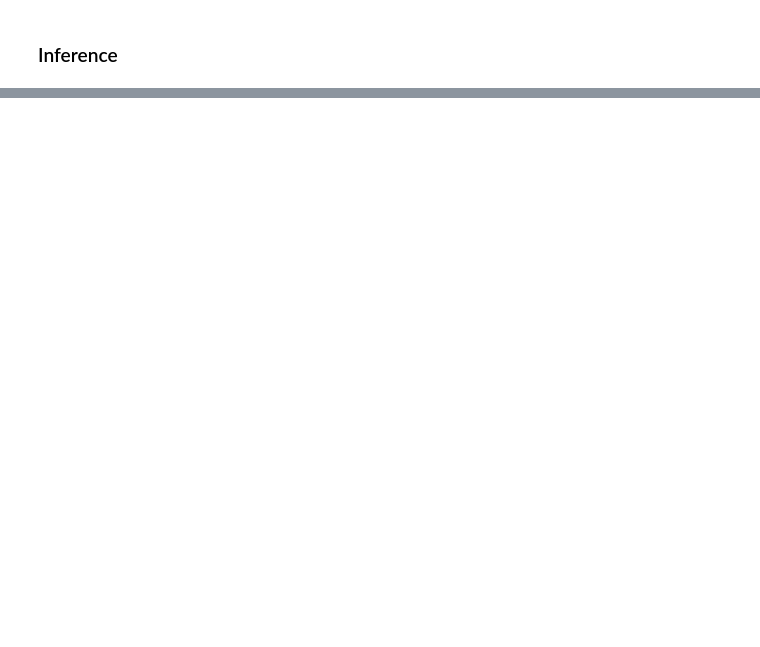
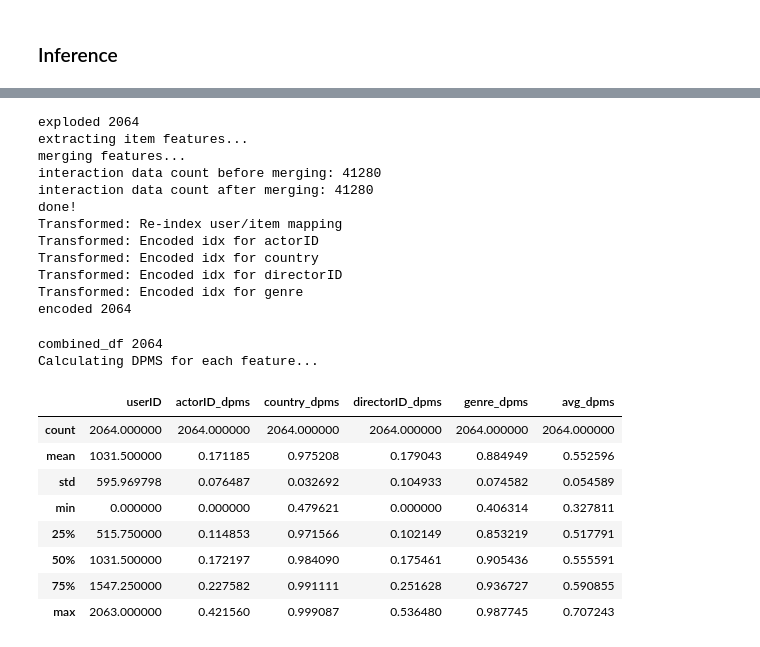
Before and after one commit to jeffery5bai/DPRecSys, a Jupyter notebook: experiments/ngcf_exp.ipynb, the cells around one changed output, grey strips where cells are left out. Saved outputs shown, nothing was run; the diff lists cells and outputs as text; code cells hidden in the pictures; blank space fills up the shorter version.

```diff
--- a/experiments/ngcf_exp.ipynb
+++ b/experiments/ngcf_exp.ipynb
@@ -363,3 +344,7 @@ model.test_results["eval_score_df"].describe()
 | 50% | 1031.500000 | 0.386853 | 0.031250 | 0.200000 | 0.430677 | 0.090909 | 0.100000 | 0.439295 | 0.181818 | ... |
 | 75% | 1547.250000 | 0.630930 | 0.112179 | 0.200000 | 0.630930 | 0.200000 | 0.200000 | 0.630930 | 0.333333 | ... |
 | max | 2063.000000 | 1.000000 | 1.000000 | 1.000000 | 1.000000 | 1.000000 | 0.900000 | 1.000000 | 1.000000 | ... |
+# %%
+# To get the reversed encoded eval df
+eval_df = evaluator.prepare_evaluation_data(model.test_results, feature_engineer.idx2vocab)
+eval_df.head(1)
@@ -365,0 +365,3 @@ model.test_results["eval_score_df"].describe()
+# %%
+user_dps_df = evaluator.eval_user_diversity_preference_scale(encoded_train_df, feature_engineer.vocab2idx, normalized=True)
+user_dps_df.head(1)
@@ -365,0 +371,35 @@ model.test_results["eval_score_df"].describe()
+# %%
+user_dpms_df = evaluator.evaluate_dpms_at_k(
+    eval_df=eval_df,
+    feature_engineer=feature_engineer,
+    ground_truth_dps_df=user_dps_df,
+    k=20,
+    actor_k=5,
+    rare_threshold=5,
+)
+
+user_dpms_df.describe()
+# %% [output]
+exploded 2064
+extracting item features...
+merging features...
+interaction data count before merging: 41280
+interaction data count after merging: 41280
+done!
+Transformed: Re-index user/item mapping
+Transformed: Encoded idx for actorID
+Transformed: Encoded idx for country
+Transformed: Encoded idx for directorID
+Transformed: Encoded idx for genre
+encoded 2064
+combined_df 2064
+Calculating DPMS for each feature...
+|  | userID | actorID_dpms | country_dpms | directorID_dpms | genre_dpms | avg_dpms |
+| count | 2064.000000 | 2064.000000 | 2064.000000 | 2064.000000 | 2064.000000 | 2064.000000 |
+| mean | 1031.500000 | 0.171185 | 0.975208 | 0.179043 | 0.884949 | 0.552596 |
+| std | 595.969798 | 0.076487 | 0.032692 | 0.104933 | 0.074582 | 0.054589 |
+| min | 0.000000 | 0.000000 | 0.479621 | 0.000000 | 0.406314 | 0.327811 |
+| 25% | 515.750000 | 0.114853 | 0.971566 | 0.102149 | 0.853219 | 0.517791 |
+| 50% | 1031.500000 | 0.172197 | 0.984090 | 0.175461 | 0.905436 | 0.555591 |
+| 75% | 1547.250000 | 0.227582 | 0.991111 | 0.251628 | 0.936727 | 0.590855 |
+| max | 2063.000000 | 0.421560 | 0.999087 | 0.536480 | 0.987745 | 0.707243 |
```
Also changed, not shown: parts of 6 cells of this notebook, 2 other files.
